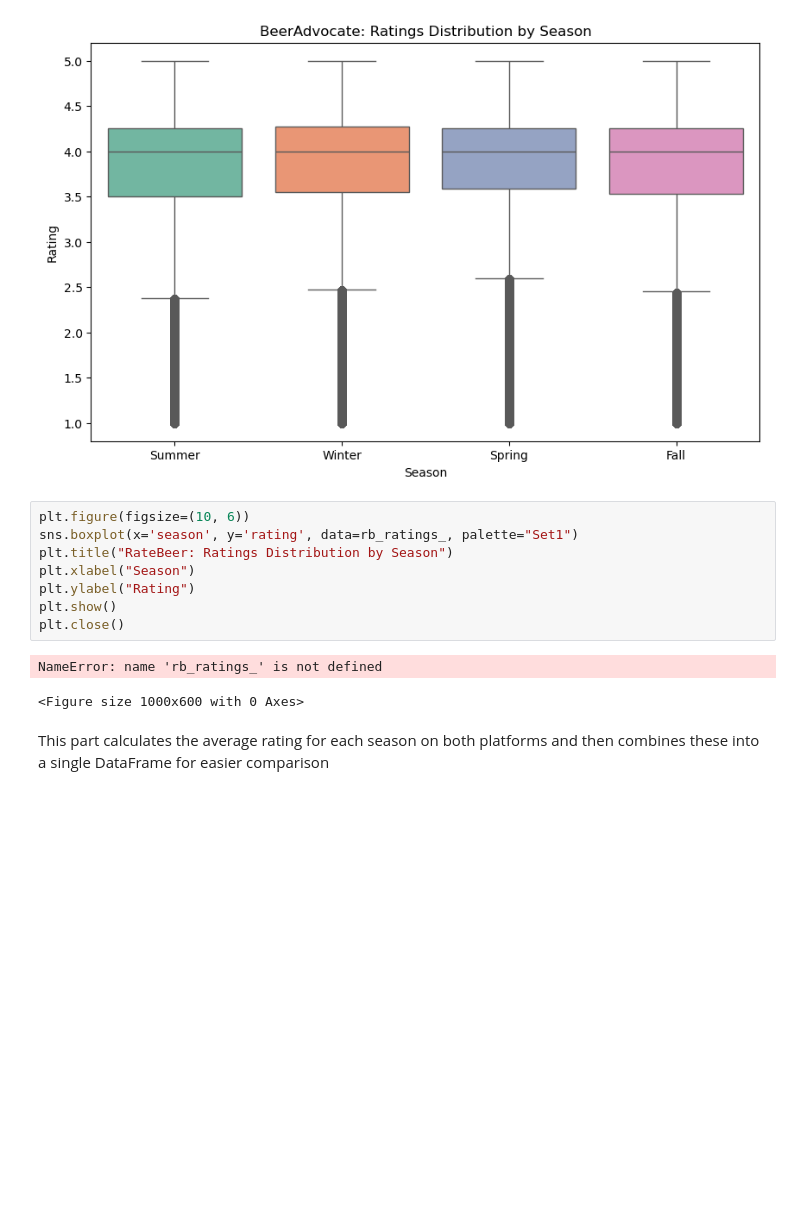
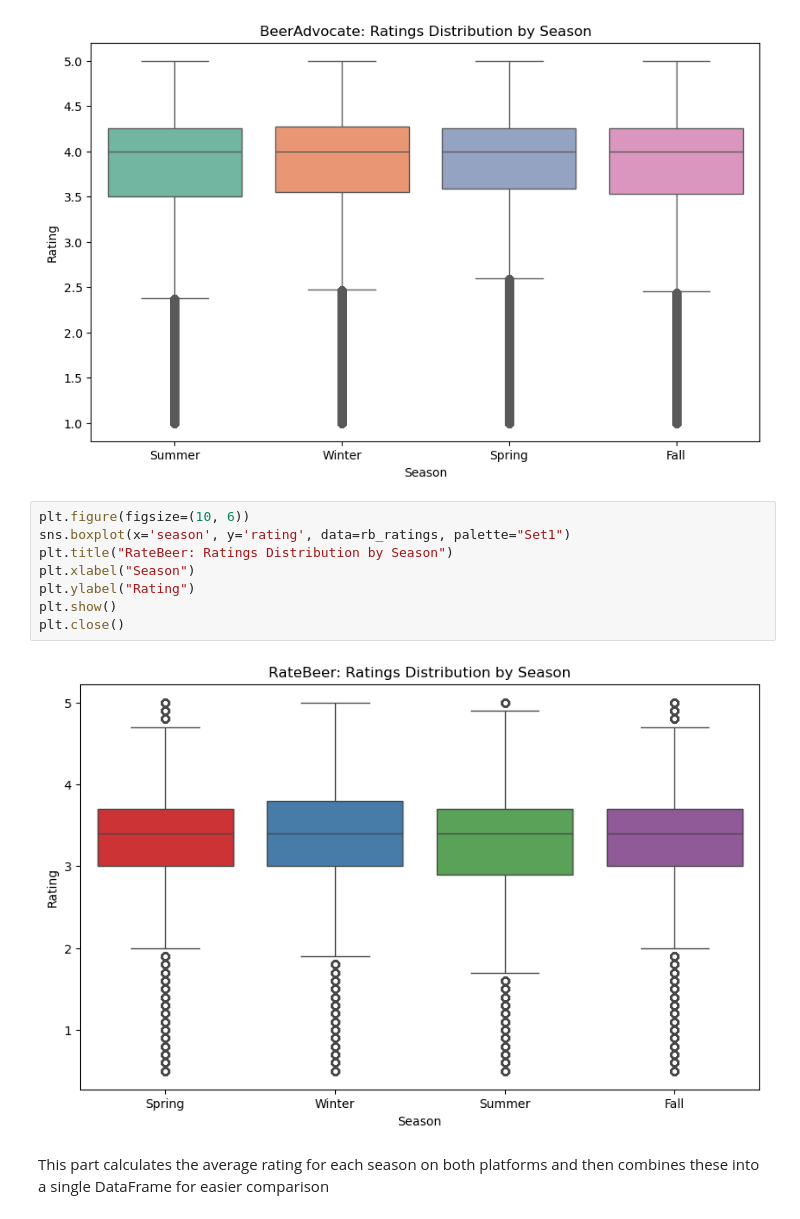
Before and after one commit to epfl-ada/ada-2024-project-datapilots, a Jupyter notebook: results.ipynb, the cells around one changed output. Cells and saved outputs as stored; diff of their text form; blank space fills up the shorter version.

```diff
--- a/results.ipynb
+++ b/results.ipynb
@@ -1022,15 +1022,14 @@ plt.close()
 [figure]
 # %%
 plt.figure(figsize=(10, 6))
-sns.boxplot(x='season', y='rating', data=rb_ratings_, palette="Set1")
+sns.boxplot(x='season', y='rating', data=rb_ratings, palette="Set1")
 plt.title("RateBeer: Ratings Distribution by Season")
 plt.xlabel("Season")
 plt.ylabel("Rating")
 plt.show()
 plt.close()
 # %% [output]
-NameError: name 'rb_ratings_' is not defined
-<Figure size 1000x600 with 0 Axes>
+[figure, added]
 # %% [markdown]
 This part calculates the average rating for each season on both platforms and then combines these into a single DataFrame for easier comparison
 # %%
```
Also changed, not shown: parts of 14 cells of this notebook.
